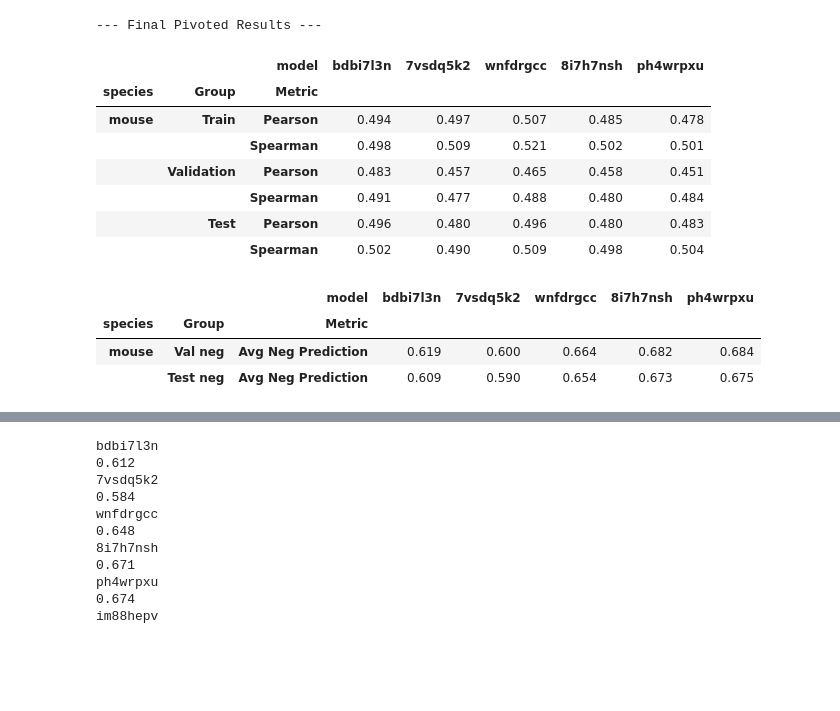
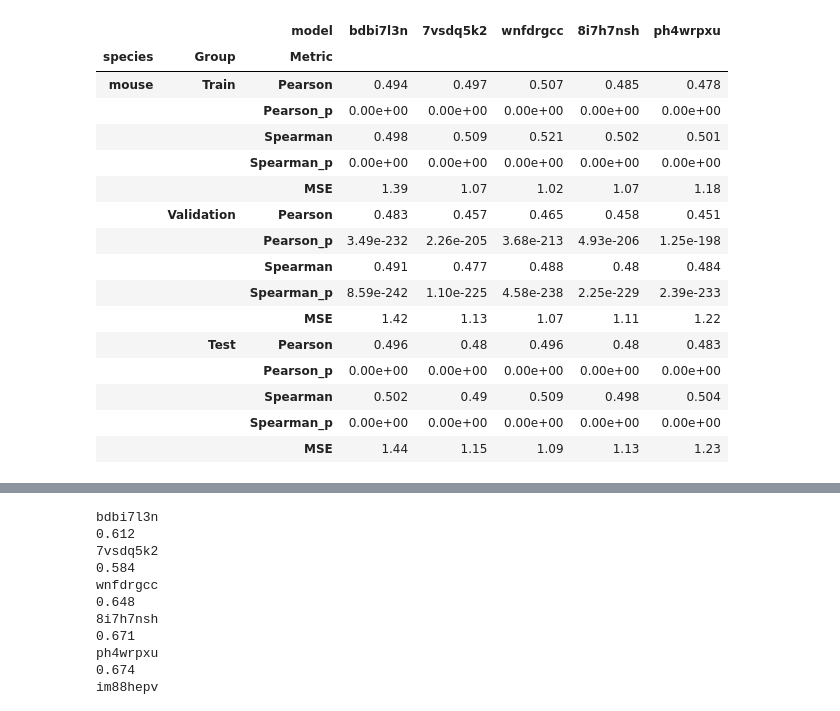
Before and after one commit to KaplowLab/liverRegression, a Jupyter notebook: notebooks/eval_FINAL.ipynb, the cells around one changed output, grey strips where cells are left out. Saved outputs shown, nothing was run; the diff lists cells and outputs as text; code cells hidden in the pictures; blank space fills up the shorter version.

```diff
--- a/notebooks/eval_FINAL.ipynb
+++ b/notebooks/eval_FINAL.ipynb
@@ -1128,5 +1103,6 @@ pivot_neg_df_2kb.to_csv(output_neg_filename, sep='\t', float_format='%.3f')
 # %%
 # 5 BEST LOG MODELS MOUSE ONLY
+mhc = 200
 import pandas as pd
 import scipy.stats
 
@@ -1141,10 +1117,16 @@ def correlate():
     for group, pred_df, true_df in zip(groups, preds, trues):
         x = true_df.squeeze()
         y = pred_df.squeeze()
-        pearson, _ = scipy.stats.pearsonr(x, y)
-        spearman, _ = scipy.stats.spearmanr(x, y)
+        pearson, pearson_p = scipy.stats.pearsonr(x, y)
+        spearman, spearman_p = scipy.stats.spearmanr(x, y)
+        mse = mean_squared_error(x, y)
+        pearson_p *= mhc
+        spearman_p *= mhc
         rows.append({'Group': group, 'Metric': 'Pearson', 'Value': pearson})
+        rows.append({'Group': group, 'Metric': 'Pearson_p', 'Value': pearson_p})
         rows.append({'Group': group, 'Metric': 'Spearman', 'Value': spearman})
+        rows.append({'Group': group, 'Metric': 'Spearman_p', 'Value': spearman_p})
+        rows.append({'Group': group, 'Metric': 'MSE', 'Value': mse})
 
     return pd.DataFrame(rows)
 
@@ -1248,51 +1230,63 @@ summary_neg_df['Group'] = pd.Categorical(summary_neg_df['Group'], categories=cus
 
 
 # Pivot so each model is a column
 pivot_df = summary_df.pivot_table(
     index=['species', 'Group', 'Metric'],
     columns='model',
     values='Value'
 )
 
 pivot_neg_df = summary_neg_df.pivot_table(
     index=['species', 'Group', 'Metric'],
     columns='model',
     values='Value'
 )
 
 # Sort the index to maintain a logical order (will now use the custom group order)
 pivot_df = pivot_df.sort_index(level=['species', 'Group', 'Metric'])
 pivot_neg_df = pivot_neg_df.sort_index(level=['species', 'Group', 'Metric'])
 
 pivot_df_reordered = pivot_df[model_list]
 pivot_neg_df_reordered = pivot_neg_df[model_list]
 
-# Display the final pivoted DataFrame
-print("--- Final Pivoted Results ---")
-display(pivot_df_reordered.style.format("{:.3f}"))
-display(pivot_neg_df_reordered.style.format("{:.3f}"))
+metric_vars = ['Pearson', 'Pearson_p', 'Spearman', 'Spearman_p', 'MSE']
+pivot_df_reordered = pivot_df_reordered.reindex(metric_vars, level='Metric')
 
-output_filename = '/home/azstephe/liverRegression/regression_liver/data/figs/tables/mouse_log_model_eval_table_FINAL.tsv'
-pivot_df_reordered.to_csv(output_filename, sep='\t', float_format='%.3f')
+# Loop through each model's column to apply the formatting
+for col in pivot_df_reordered.columns:
+    pivot_df_reordered[col] = pivot_df_reordered.apply(
+        # Access the 'metric' from the index using row.name[2]
+        # (assuming it's the 3rd level of your index)
+        lambda row: format_value(row.name[2], row[col]),
+        axis=1)
 
-output_neg_filename = '/home/azstephe/liverRegression/regression_liver/data/figs/tables/mouse_log_model_neg_table_FINAL.tsv'
-pivot_neg_df_reordered.to_csv(output_neg_filename, sep='\t', float_format='%.3f')
+display(pivot_df_reordered)
+
+output_filename = '/home/azstephe/liverRegression/regression_liver/data/figs/tables/mouse_log_model_eval_table_FINAL_mse.tsv'
+pivot_df_reordered.to_csv(output_filename, sep='\t')
+
+# output_neg_filename = '/home/azstephe/liverRegression/regression_liver/data/figs/tables/mouse_log_model_neg_table_FINAL.tsv'
+# pivot_neg_df_reordered.to_csv(output_neg_filename, sep='\t', float_format='%.3f')
 
 # print(f'Results successfully saved to: {output_filename}')
 # %% [output]
---- Final Pivoted Results ---
 |  |  | model | bdbi7l3n | 7vsdq5k2 | wnfdrgcc | 8i7h7nsh | ph4wrpxu |
 | species | Group | Metric |  |  |  |  |  |
 | mouse | Train | Pearson | 0.494 | 0.497 | 0.507 | 0.485 | 0.478 |
+|  |  | Pearson_p | 0.00e+00 | 0.00e+00 | 0.00e+00 | 0.00e+00 | 0.00e+00 |
 |  |  | Spearman | 0.498 | 0.509 | 0.521 | 0.502 | 0.501 |
+|  |  | Spearman_p | 0.00e+00 | 0.00e+00 | 0.00e+00 | 0.00e+00 | 0.00e+00 |
+|  |  | MSE | 1.39 | 1.07 | 1.02 | 1.07 | 1.18 |
 |  | Validation | Pearson | 0.483 | 0.457 | 0.465 | 0.458 | 0.451 |
-|  |  | Spearman | 0.491 | 0.477 | 0.488 | 0.480 | 0.484 |
-|  | Test | Pearson | 0.496 | 0.480 | 0.496 | 0.480 | 0.483 |
-|  |  | Spearman | 0.502 | 0.490 | 0.509 | 0.498 | 0.504 |
+|  |  | Pearson_p | 3.49e-232 | 2.26e-205 | 3.68e-213 | 4.93e-206 | 1.25e-198 |
+|  |  | Spearman | 0.491 | 0.477 | 0.488 | 0.48 | 0.484 |
+|  |  | Spearman_p | 8.59e-242 | 1.10e-225 | 4.58e-238 | 2.25e-229 | 2.39e-233 |
+|  |  | MSE | 1.42 | 1.13 | 1.07 | 1.11 | 1.22 |
+|  | Test | Pearson | 0.496 | 0.48 | 0.496 | 0.48 | 0.483 |
+|  |  | Pearson_p | 0.00e+00 | 0.00e+00 | 0.00e+00 | 0.00e+00 | 0.00e+00 |
+|  |  | Spearman | 0.502 | 0.49 | 0.509 | 0.498 | 0.504 |
+|  |  | Spearman_p | 0.00e+00 | 0.00e+00 | 0.00e+00 | 0.00e+00 | 0.00e+00 |
+|  |  | MSE | 1.44 | 1.15 | 1.09 | 1.13 | 1.23 |
-|  |  | model | bdbi7l3n | 7vsdq5k2 | wnfdrgcc | 8i7h7nsh | ph4wrpxu |
-| species | Group | Metric |  |  |  |  |  |
-| mouse | Val neg | Avg Neg Prediction | 0.619 | 0.600 | 0.664 | 0.682 | 0.684 |
-|  | Test neg | Avg Neg Prediction | 0.609 | 0.590 | 0.654 | 0.673 | 0.675 |
 # %%
 # 2KB + EQN MODEL MOUSE
 import pandas as pd
```
Also changed, not shown: parts of 9 cells of this notebook, 5 other files.
